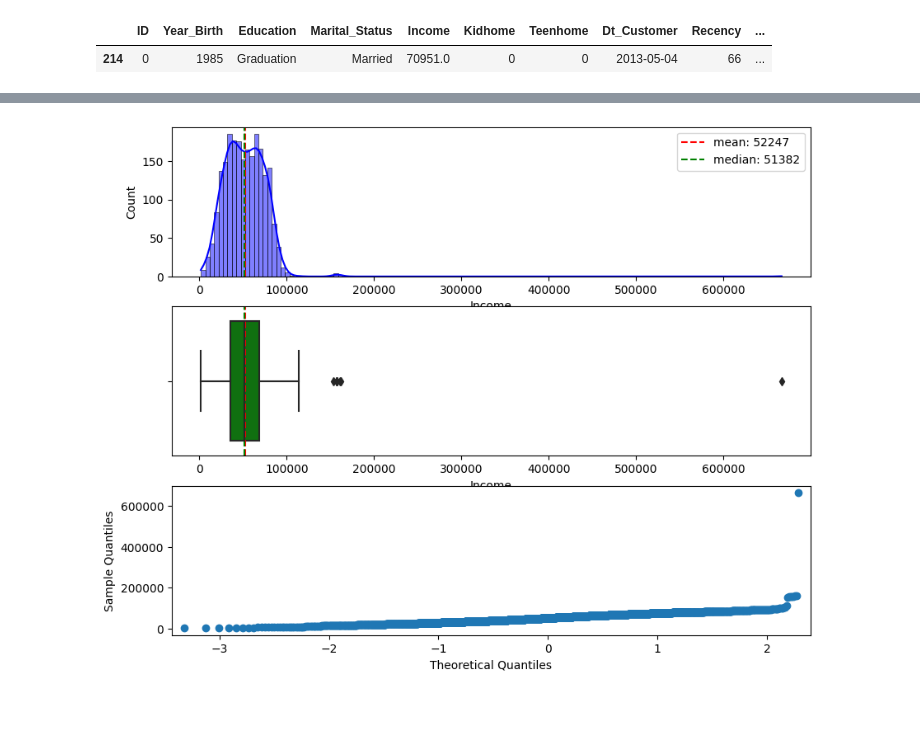
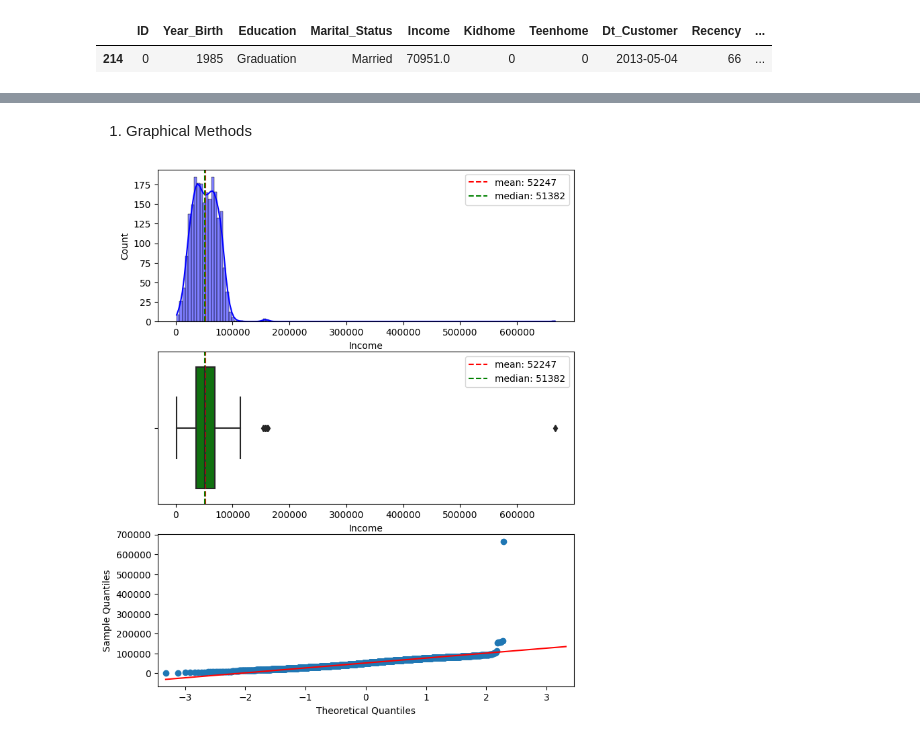
Before and after one commit to fnkhairudin/CapstoneProjectModul2, a Jupyter notebook: notebooks/dataCleaning.ipynb, the cells around one changed output, grey strips where cells are left out. Drawn from its saved outputs; the diff is of its cells as text; code cells hidden in the pictures; blank space fills up the shorter version.

```diff
--- a/notebooks/dataCleaning.ipynb
+++ b/notebooks/dataCleaning.ipynb
@@ -159,7 +148,8 @@ rearangedColumns = [
         'ID', 'Year_Birth', 'Education', 'Marital_Status', 'Income', 'Kidhome', 'Teenhome', 'Dt_Customer', 'Recency', 'Complain', \
         'MntWines', 'MntFruits', 'MntMeatProducts', 'MntFishProducts', 'MntSweetProducts', 'MntGoldProds', \
         'NumDealsPurchases', 'AcceptedCmp1','AcceptedCmp2', 'AcceptedCmp3', 'AcceptedCmp4', 'AcceptedCmp5', 'Response', \
-        'NumWebPurchases', 'NumCatalogPurchases', 'NumStorePurchases', 'NumWebVisitsMonth'
+        'NumWebPurchases', 'NumCatalogPurchases', 'NumStorePurchases', 'NumWebVisitsMonth', \
+        'Z_CostContact', 'Z_Revenue'
         ]
 # %%
 df = df[rearangedColumns]
@@ -237,0 +186,16 @@ for i in zip(dflist, axhist, axbox, label, color):
+# %%
+# generates random integer number with low equal to min ID and high equal to max ID
+id = [id for id in df['ID']]
+np.random.seed(22)
+id_0 = 0
+while True:
+    trial = np.random.randint(low=1, high=11191)
+    if trial not in id:
+        id_0 += trial
+        break
+    else:
+        continue
+
+# replace zero value with random number
+df['ID'] = df['ID'].replace(0,id_0)
+df.loc[df['ID'] == id_0]
@@ -238,22 +294,27 @@ for i in zip(dflist, axhist, axbox, label, color):
+# %% [markdown]
+1. Graphical Methods
 # %%
 # check the distribution of Income column with histogram & boxplot and mean & median
+
+# modul for qqplot
 import statsmodels.api as sm
 
-fig, (ax1,ax2,ax3) = plt.subplots(nrows=3, figsize=(10,8))
+fig, (ax1,ax2,ax3) = plt.subplots(nrows=3, figsize=(8,10))
 
 # plot graphs
-sns.histplot(df, x='Income', kde=True, color='blue', ax=ax1)
+sns.histplot(df, x='Income', kde=True, color='blue', ax=ax1) # distplot
 sns.boxplot(df, x='Income', color='green', ax=ax2)
-sm.qqplot(df['Income'], ax=ax3)
+sm.qqplot(df['Income'], line='q', ax=ax3)
 
 # made lines of mean and median in histogram and boxplot
 ax1.axvline(x=df['Income'].mean(), color='red', label=f"mean: {round(df['Income'].mean())}", linestyle='--')
 ax1.axvline(x=df['Income'].median(), color='green', label=f"median: {round(df['Income'].median())}", linestyle='--')
 
 ax2.axvline(x=df['Income'].mean(), color='red', label=f"mean: {round(df['Income'].mean())}", linestyle='--')
 ax2.axvline(x=df['Income'].median(), color='green', label=f"median: {round(df['Income'].median())}", linestyle='--')
 
 # legend
-ax1.legend();
+ax1.legend()
+ax2.legend();
 # %% [output]
-[figure, old version]
+[figure, new version]
```
Also changed, not shown: parts of 17 cells of this notebook.
